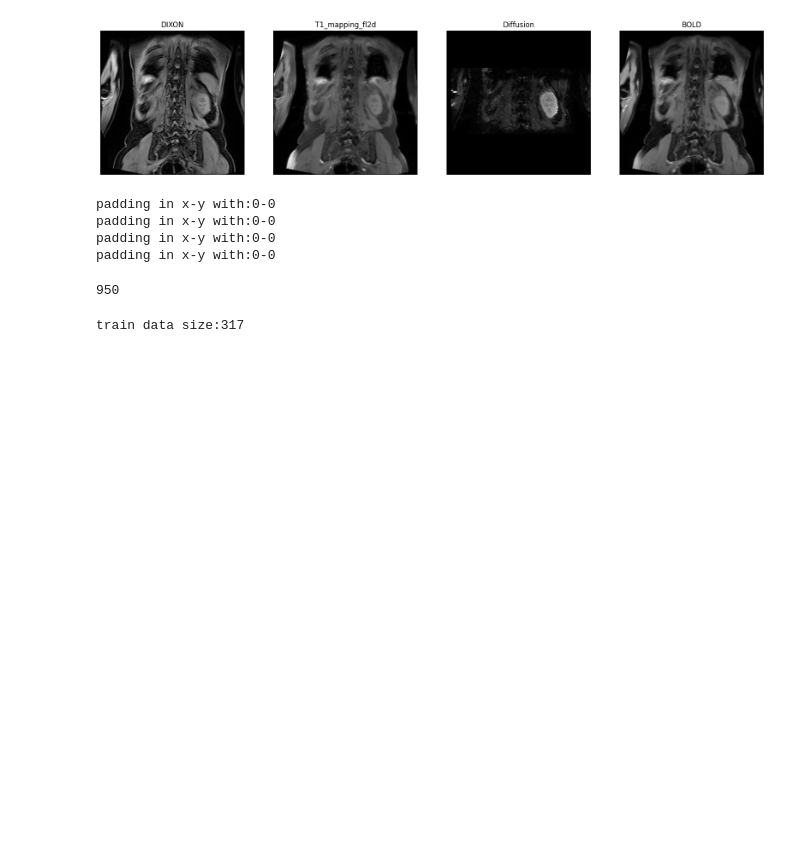
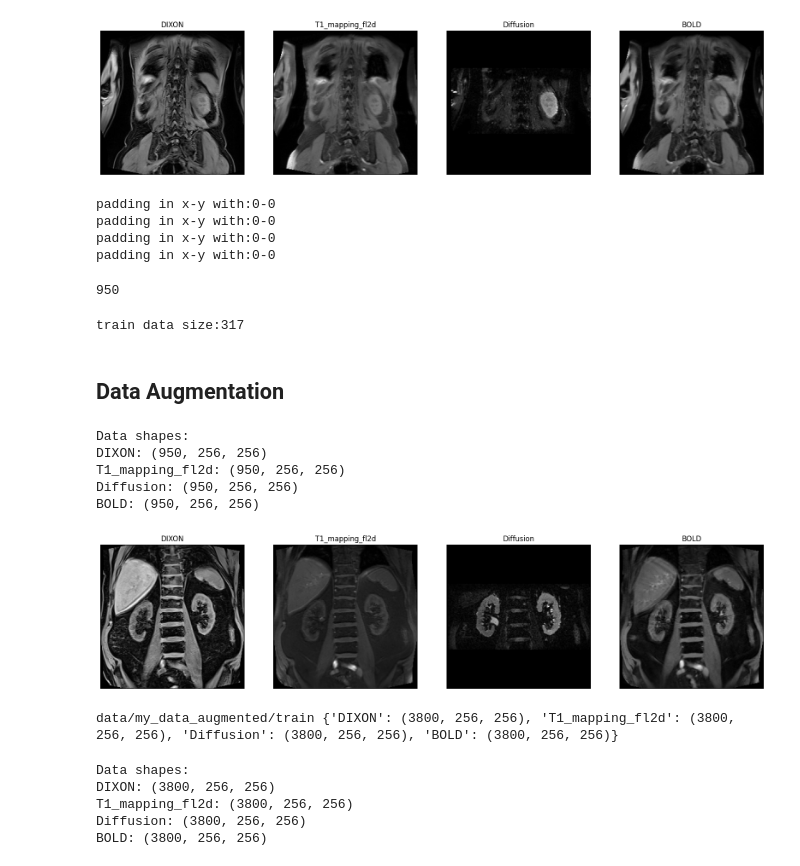
Before and after one commit to unicorne/MU-Diff, a Jupyter notebook: explore_and_create_data.ipynb, the cells around one changed output. Saved outputs shown, nothing was run; the diff lists cells and outputs as text; code cells hidden in the pictures; blank space fills up the shorter version.

Commit message:
add data augmentation

```diff
--- a/explore_and_create_data.ipynb
+++ b/explore_and_create_data.ipynb
@@ -298,3 +324,77 @@ data_loader = torch.utils.data.DataLoader(dataset,
 print('train data size:' + str(len(data_loader)))
 # %% [output]
 train data size:317
+# %% [markdown]
+## Data Augmentation
+# %%
+save_path = "data/my_data"
+data_dixon = np.load(f"{save_path}/train/DIXON.npy")
+data_t1 = np.load(f"{save_path}/train/T1_mapping_fl2d.npy")
+data_diffusion = np.load(f"{save_path}/train/Diffusion.npy")
+data_bold = np.load(f"{save_path}/train/BOLD.npy")
+
+print("Data shapes:")
+print(f"DIXON: {data_dixon.shape}")
+print(f"T1_mapping_fl2d: {data_t1.shape}")
+print(f"Diffusion: {data_diffusion.shape}")
+print(f"BOLD: {data_bold.shape}")
+# %% [output]
+Data shapes:
+DIXON: (950, 256, 256)
+T1_mapping_fl2d: (950, 256, 256)
+Diffusion: (950, 256, 256)
+BOLD: (950, 256, 256)
+# %%
+def plot_all_contrasts(index, data_dixon=data_dixon, data_t1=data_t1, data_diffusion=data_diffusion, data_bold=data_bold):
+    fig, axs = plt.subplots(1, 4, figsize=(20, 5))
+    axs[0].imshow(data_dixon[index], cmap='gray')
+    axs[0].set_title('DIXON')
+    axs[1].imshow(data_t1[index], cmap='gray')
+    axs[1].set_title('T1_mapping_fl2d')
+    axs[2].imshow(data_diffusion[index], cmap='gray')
+    axs[2].set_title('Diffusion')
+    axs[3].imshow(data_bold[index], cmap='gray')
+    axs[3].set_title('BOLD')
+
+    for a in axs:
+        a.axis('off')
+    plt.show()
+
+plot_all_contrasts(70)
+# %% [output]
+[figure, added]
+# %%
+# 1) Disk IO version
+from data_augmentation import augment_and_save, augment_in_memory, default_config
+cfg = default_config()
+cfg.update({
+    "save_root": "data/my_data",
+    "out_root": "data/my_data_augmented",
+    "subset": "train",
+    "num_aug": 3,
+    "seed": 123,
+    "include_original": True,
+})
+info = augment_and_save(cfg)
+print(info["out_dir"], info["shapes"])
+# %% [output]
+data/my_data_augmented/train {'DIXON': (3800, 256, 256), 'T1_mapping_fl2d': (3800, 256, 256), 'Diffusion': (3800, 256, 256), 'BOLD': (3800, 256, 256)}
+# %%
+# test
+save_path = "data/my_data_augmented"
+data_dixon = np.load(f"{save_path}/train/DIXON.npy")
+data_t1 = np.load(f"{save_path}/train/T1_mapping_fl2d.npy")
+data_diffusion = np.load(f"{save_path}/train/Diffusion.npy")
+data_bold = np.load(f"{save_path}/train/BOLD.npy")
+
+print("Data shapes:")
+print(f"DIXON: {data_dixon.shape}")
+print(f"T1_mapping_fl2d: {data_t1.shape}")
+print(f"Diffusion: {data_diffusion.shape}")
+print(f"BOLD: {data_bold.shape}")
+# %% [output]
+Data shapes:
+DIXON: (3800, 256, 256)
+T1_mapping_fl2d: (3800, 256, 256)
+Diffusion: (3800, 256, 256)
+BOLD: (3800, 256, 256)
```
Also changed, not shown: parts of 6 cells of this notebook.
